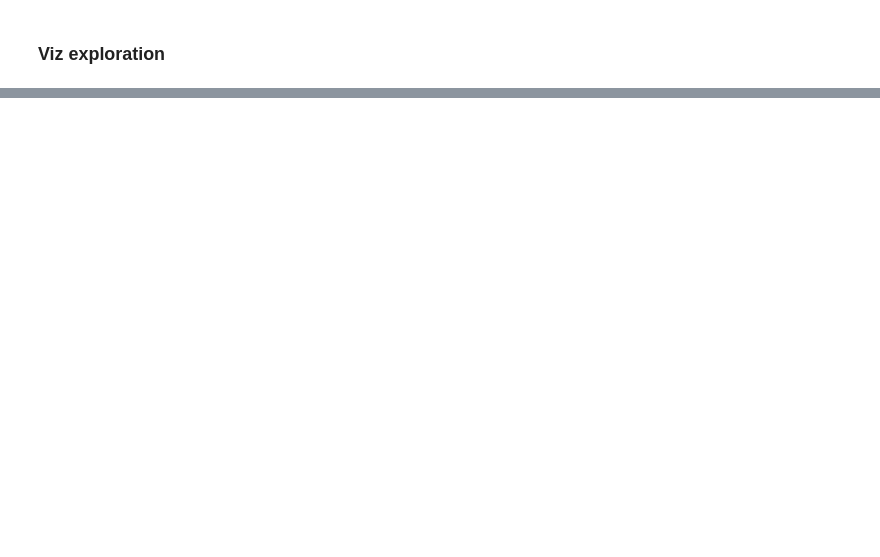
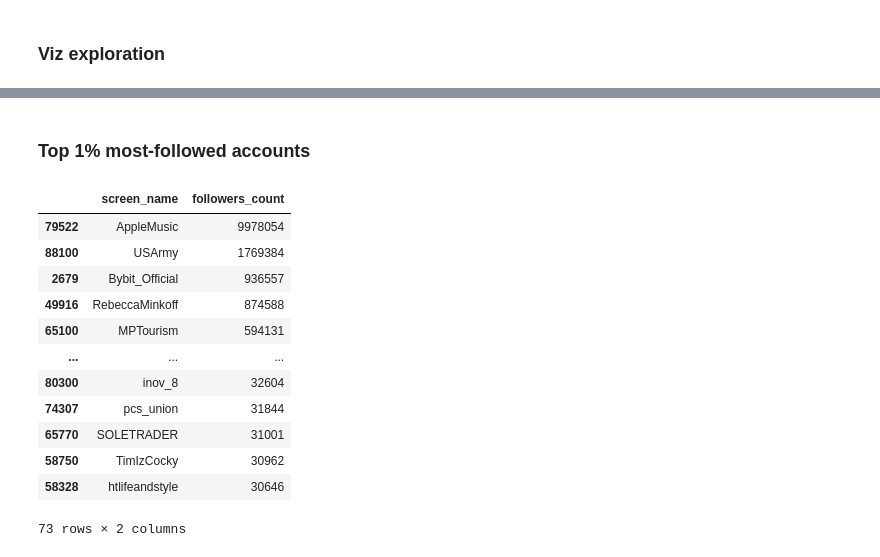
Before and after one commit to natebendermontana/footprints_audience, a Jupyter notebook: analysis_scratchpad.ipynb, the cells around one changed output, grey strips where cells are left out. Drawn from its saved outputs; the diff is of its cells as text; code cells hidden in the pictures; blank space fills up the shorter version.

```diff
--- a/analysis_scratchpad.ipynb
+++ b/analysis_scratchpad.ipynb
@@ -199,0 +200,36 @@ plt.show()
+# %% [markdown]
+### Top 1% most-followed accounts
+# %%
+# query GBQ table and place data into pandas df
+
+query = """
+    SELECT
+    screen_name,
+    followers_count,
+    retweetcount,
+    location
+    FROM
+    `footprintsrunning.twitter_scraping.trail_running`
+"""
+
+df_follow = pd.read_gbq(query, project_id = gbq_proj_id, credentials=credentials, dialect = 'standard')
+# %%
+# filter to only accounts with top 1% of followers
+top = df_follow[df_follow.followers_count > np.percentile(df_follow.followers_count,99)]
+
+# remove duplicates, display in descending order by follower count
+top[['screen_name', 'followers_count']].drop_duplicates(subset=['screen_name']).sort_values(by=['followers_count'], ascending=False)
+# %% [output]
+|  | screen_name | followers_count |
+| 79522 | AppleMusic | 9978054 |
+| 88100 | USArmy | 1769384 |
+| 2679 | Bybit_Official | 936557 |
+| 49916 | RebeccaMinkoff | 874588 |
+| 65100 | MPTourism | 594131 |
+| ... | ... | ... |
+| 80300 | inov_8 | 32604 |
+| 74307 | pcs_union | 31844 |
+| 65770 | SOLETRADER | 31001 |
+| 58750 | TimIzCocky | 30962 |
+| 58328 | htlifeandstyle | 30646 |
+73 rows × 2 columns
```
Also changed, not shown: parts of 4 cells of this notebook, 2 other files.
